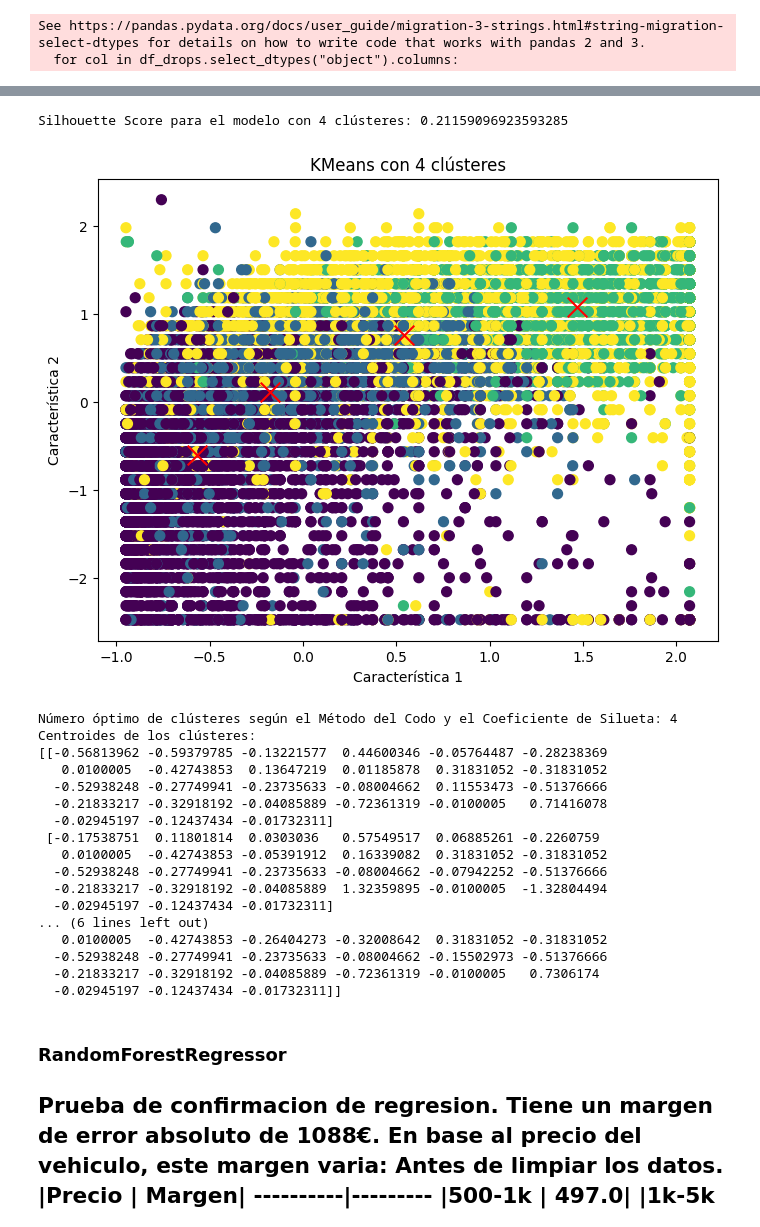
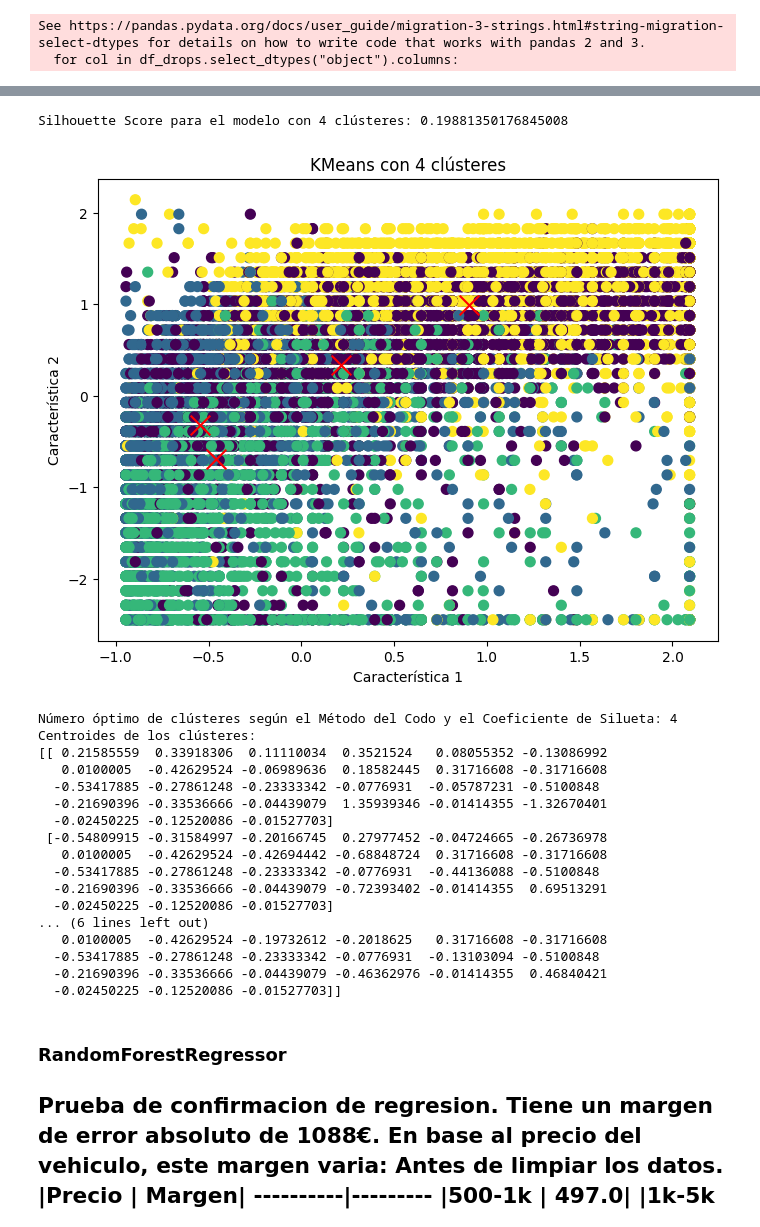
Before and after one commit to andreabesa/Proyecto-Concesionario, a Jupyter notebook: notebook.ipynb, the cells around one changed output, grey strips where cells are left out. Cells and saved outputs as stored; diff of their text form; code cells hidden in the pictures.

```diff
--- a/notebook.ipynb
+++ b/notebook.ipynb
@@ -159,6 +159,7 @@ df_pruebas =df_pruebas.dropna(axis=0,subset="vehicleType")
 df_pruebas =df_pruebas.dropna(axis=0,subset="model")
 df_pruebas =df_pruebas.dropna(axis=0,subset="fuelType")
 df_pruebas =df_pruebas.dropna(axis=0,subset="notRepairedDamage")
+df_pruebas['monthOfRegistration'] = df_pruebas['monthOfRegistration'].replace(0, 1)
 df_pruebas.drop(df_pruebas[(df_pruebas['yearOfRegistration'] >2026) | (df_pruebas['yearOfRegistration'] <1900)].index, inplace=True)
 df_pruebas.drop(df_pruebas[(df_pruebas['price'] > 30000) | (df_pruebas['price'] < 500)].index, inplace=True)
 # %%
@@ -479,7 +503,7 @@ from sklearn.decomposition import PCA, IncrementalPCA
 
 
 # 1. Cargar el conjunto de datos Wine
-X = df_dummies.sample(30000) # Las características
+X = df_dummies.sample(70000) # Las características
 
 scaler = StandardScaler()
 X_scaled = scaler.fit_transform(X)
@@ -571,22 +595,22 @@ print(kmeans.cluster_centers_)
-Silhouette Score para el modelo con 4 clústeres: 0.21159096923593285
+Silhouette Score para el modelo con 4 clústeres: 0.19881350176845008
-[figure, old version]
+[figure, new version]
 Número óptimo de clústeres según el Método del Codo y el Coeficiente de Silueta: 4
 Centroides de los clústeres:
-[[-0.56813962 -0.59379785 -0.13221577  0.44600346 -0.05764487 -0.28238369
-   0.0100005  -0.42743853  0.13647219  0.01185878  0.31831052 -0.31831052
-  -0.52938248 -0.27749941 -0.23735633 -0.08004662  0.11553473 -0.51376666
-  -0.21833217 -0.32918192 -0.04085889 -0.72361319 -0.0100005   0.71416078
-  -0.02945197 -0.12437434 -0.01732311]
- [-0.17538751  0.11801814  0.0303036   0.57549517  0.06885261 -0.2260759
-   0.0100005  -0.42743853 -0.05391912  0.16339082  0.31831052 -0.31831052
-  -0.52938248 -0.27749941 -0.23735633 -0.08004662 -0.07942252 -0.51376666
-  -0.21833217 -0.32918192 -0.04085889  1.32359895 -0.0100005  -1.32804494
-  -0.02945197 -0.12437434 -0.01732311]
+[[ 0.21585559  0.33918306  0.11110034  0.3521524   0.08055352 -0.13086992
+   0.0100005  -0.42629524 -0.06989636  0.18582445  0.31716608 -0.31716608
+  -0.53417885 -0.27861248 -0.23333342 -0.0776931  -0.05787231 -0.5100848
+  -0.21690396 -0.33536666 -0.04439079  1.35939346 -0.01414355 -1.32670401
+  -0.02450225 -0.12520086 -0.01527703]
+ [-0.54809915 -0.31584997 -0.20166745  0.27977452 -0.04724665 -0.26736978
+   0.0100005  -0.42629524 -0.42694442 -0.68848724  0.31716608 -0.31716608
+  -0.53417885 -0.27861248 -0.23333342 -0.0776931  -0.44136088 -0.5100848
+  -0.21690396 -0.33536666 -0.04439079 -0.72393402 -0.01414355  0.69513291
+  -0.02450225 -0.12520086 -0.01527703]
 ... (6 lines left out)
-   0.0100005  -0.42743853 -0.26404273 -0.32008642  0.31831052 -0.31831052
-  -0.52938248 -0.27749941 -0.23735633 -0.08004662 -0.15502973 -0.51376666
-  -0.21833217 -0.32918192 -0.04085889 -0.72361319 -0.0100005   0.7306174
-  -0.02945197 -0.12437434 -0.01732311]]
+   0.0100005  -0.42629524 -0.19732612 -0.2018625   0.31716608 -0.31716608
+  -0.53417885 -0.27861248 -0.23333342 -0.0776931  -0.13103094 -0.5100848
+  -0.21690396 -0.33536666 -0.04439079 -0.46362976 -0.01414355  0.46840421
+  -0.02450225 -0.12520086 -0.01527703]]
 # %% [markdown]
 ### RandomForestRegressor
 Prueba de confirmacion de regresion. Tiene un margen de error absoluto de 1088€.
```
Also changed, not shown: parts of 23 cells of this notebook, 5 other files.
